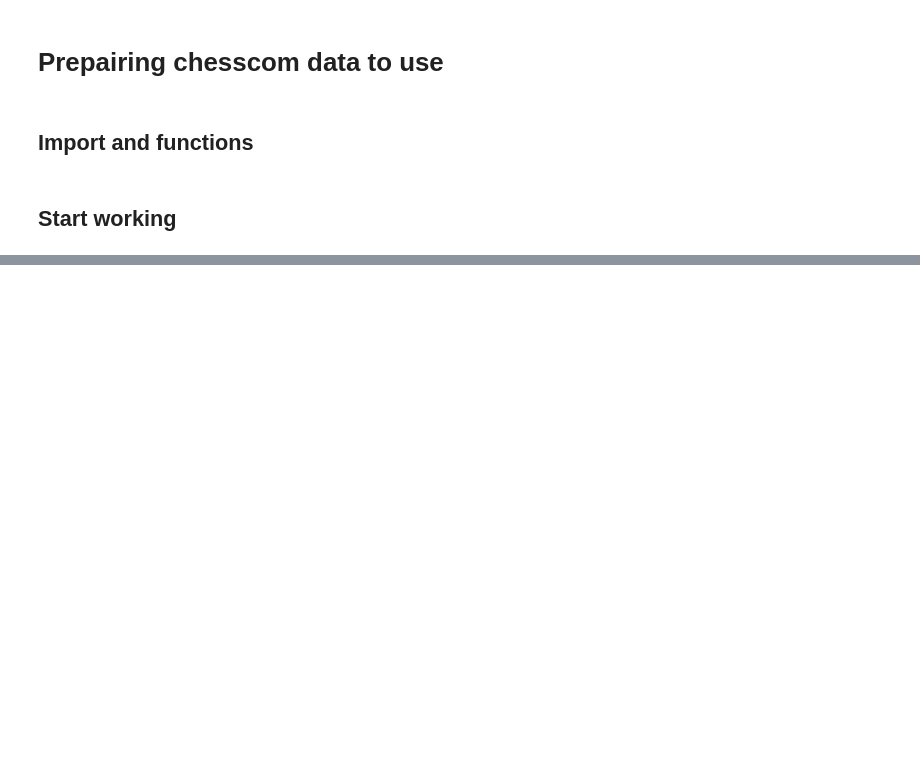
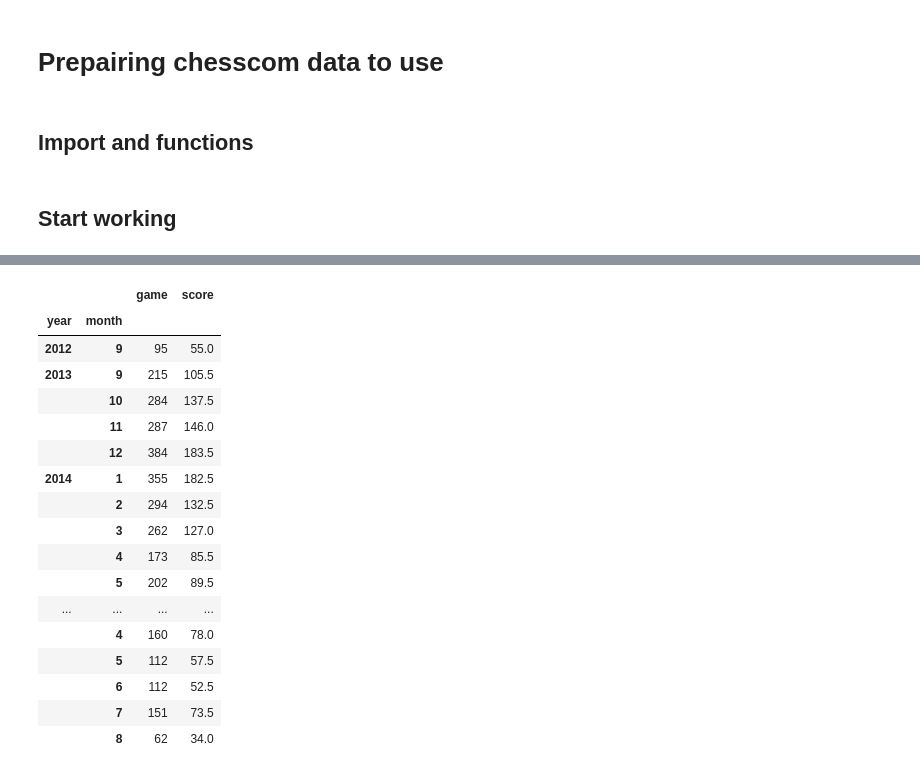
Before and after one commit to rosolimo212/chesscom, a Jupyter notebook: API_import.ipynb, the cells around one changed output, grey strips where cells are left out. Cells and saved outputs as stored; diff of their text form; code cells hidden in the pictures; blank space fills up the shorter version.

```diff
--- a/API_import.ipynb
+++ b/API_import.ipynb
@@ -314,3 +279,16 @@ def read_files(path, is_normalise):
         df=pd.concat([df, dfb])
 
     return df
+# %%
+# data for predict current user
+def learn_prepair(df, target_user):
+    df['target_user']=target_user
+    df['score']=df[['target_user', 'white.username', 'white.score', 'black.score']].apply(lambda x: find_col(*x), axis=1)
+    df['rating']=df[['target_user','white.username', 'white.rating', 'black.rating']].apply(lambda x: find_col(*x), axis=1)
+    df['opponent_rating']=df[['target_user', 'white.username', 'white.rating', 'black.rating']].apply(lambda x: find_opp(*x), axis=1)
+    df['base_elo_forec']=df[['target_user', 'white.username', 'white_elo_forecast', 'black_elo_forecast']].apply(lambda x: find_col(*x), axis=1)
+    df['color']=np.where(df['white.username']==target_user, 'w', 'b')
+
+    df['date'] = df['date'].astype('datetime64[ns]')
+
+    return df
@@ -415,0 +490,21 @@ lrn.sample(9)
+# %%
+ds.groupby(['year', 'month']).sum()[['game', 'score']]#.plot()
+# %% [output]
+|  |  | game | score |
+| year | month |  |  |
+| 2012 | 9 | 95 | 55.0 |
+| 2013 | 9 | 215 | 105.5 |
+|  | 10 | 284 | 137.5 |
+|  | 11 | 287 | 146.0 |
+|  | 12 | 384 | 183.5 |
+| 2014 | 1 | 355 | 182.5 |
+|  | 2 | 294 | 132.5 |
+|  | 3 | 262 | 127.0 |
+|  | 4 | 173 | 85.5 |
+|  | 5 | 202 | 89.5 |
+| ... | ... | ... | ... |
+|  | 4 | 160 | 78.0 |
+|  | 5 | 112 | 57.5 |
+|  | 6 | 112 | 52.5 |
+|  | 7 | 151 | 73.5 |
+|  | 8 | 62 | 34.0 |
```
Also changed, not shown: parts of 20 cells of this notebook.
